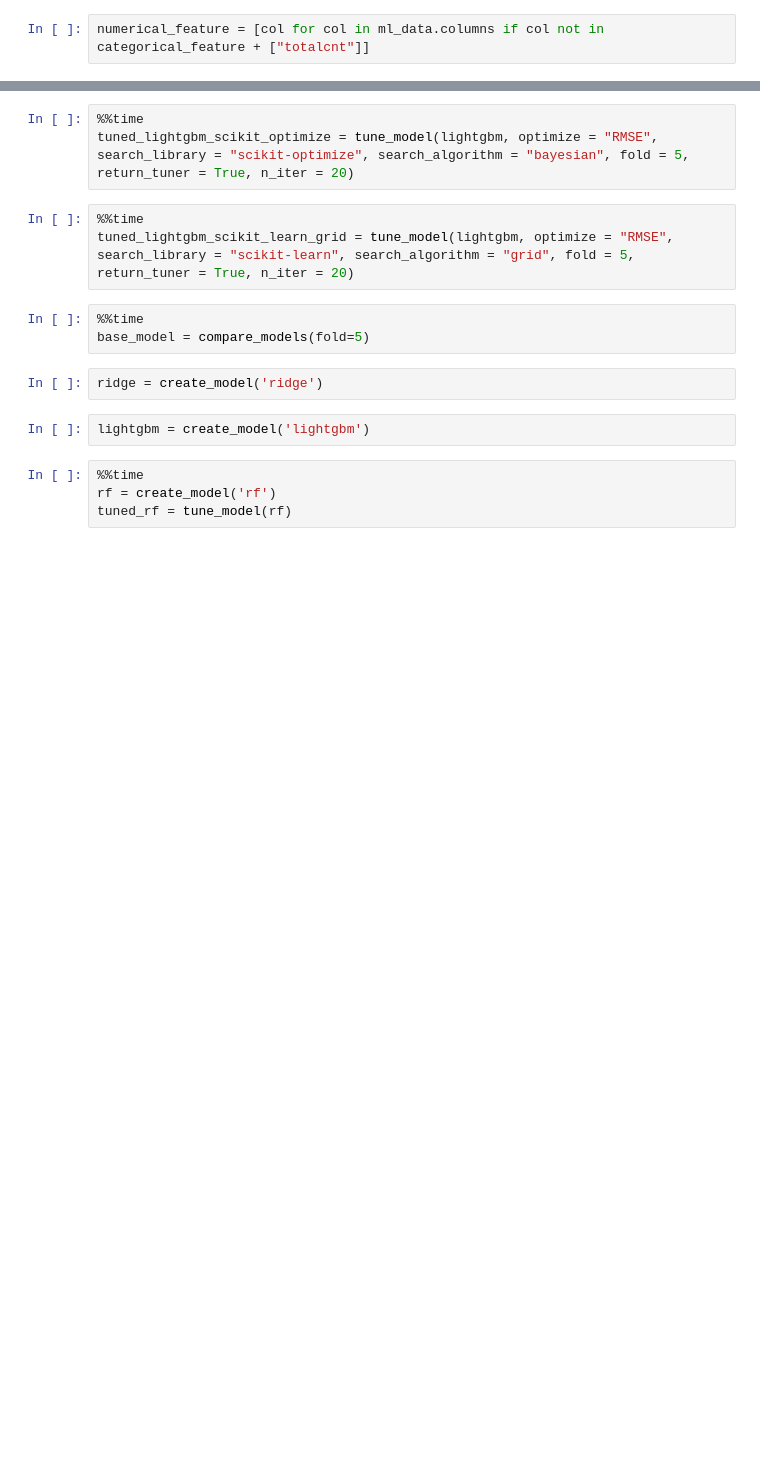
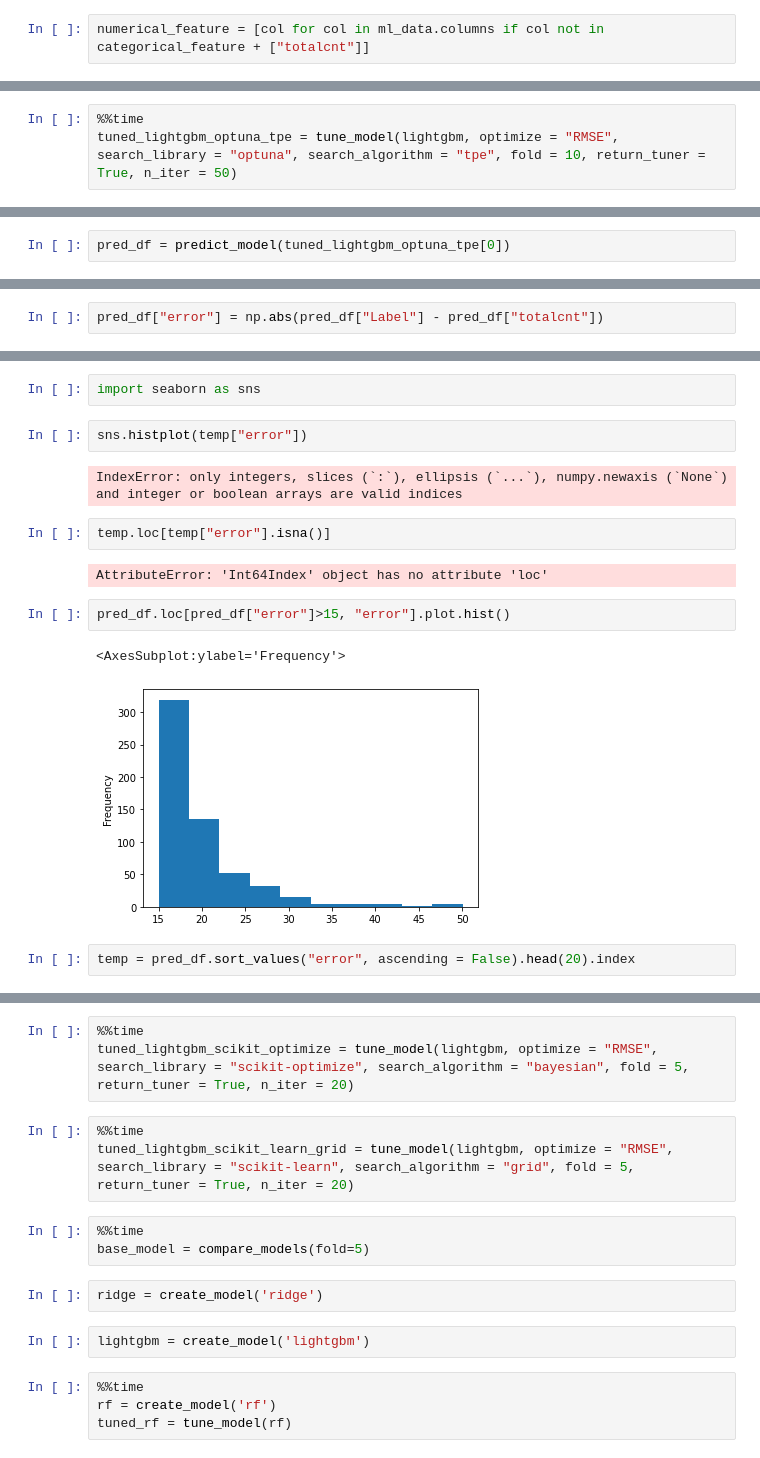
Before and after one commit to Goodmytoy/Passenger_Demand, a Jupyter notebook: model/Initial_Model.ipynb, the cells around one changed output, grey strips where cells are left out. Saved outputs shown, nothing was run; the diff lists cells and outputs as text; blank space fills up the shorter version.

```diff
--- a/model/Initial_Model.ipynb
+++ b/model/Initial_Model.ipynb
@@ -80,0 +137,3 @@ PicklingError: Could not pickle the task to send it to the workers.
+# %%
+%%time
+tuned_lightgbm_optuna_tpe = tune_model(lightgbm, optimize = "RMSE", search_library = "optuna", search_algorithm = "tpe", fold = 10, return_tuner = True, n_iter = 50)
@@ -80,0 +177,2 @@ PicklingError: Could not pickle the task to send it to the workers.
+# %%
+pred_df = predict_model(tuned_lightgbm_optuna_tpe[0])
@@ -80,0 +202,2 @@ PicklingError: Could not pickle the task to send it to the workers.
+# %%
+pred_df["error"] = np.abs(pred_df["Label"] - pred_df["totalcnt"])
@@ -80,0 +235,17 @@ PicklingError: Could not pickle the task to send it to the workers.
+# %%
+import seaborn as sns
+# %%
+sns.histplot(temp["error"])
+# %% [output]
+IndexError: only integers, slices (`:`), ellipsis (`...`), numpy.newaxis (`None`) and integer or boolean arrays are valid indices
+# %%
+temp.loc[temp["error"].isna()]
+# %% [output]
+AttributeError: 'Int64Index' object has no attribute 'loc'
+# %%
+pred_df.loc[pred_df["error"]>15, "error"].plot.hist()
+# %% [output]
+<AxesSubplot:ylabel='Frequency'>
+[figure, added]
+# %%
+temp = pred_df.sort_values("error", ascending = False).head(20).index
```
Also changed, not shown: parts of 38 cells of this notebook, 16 other files.
